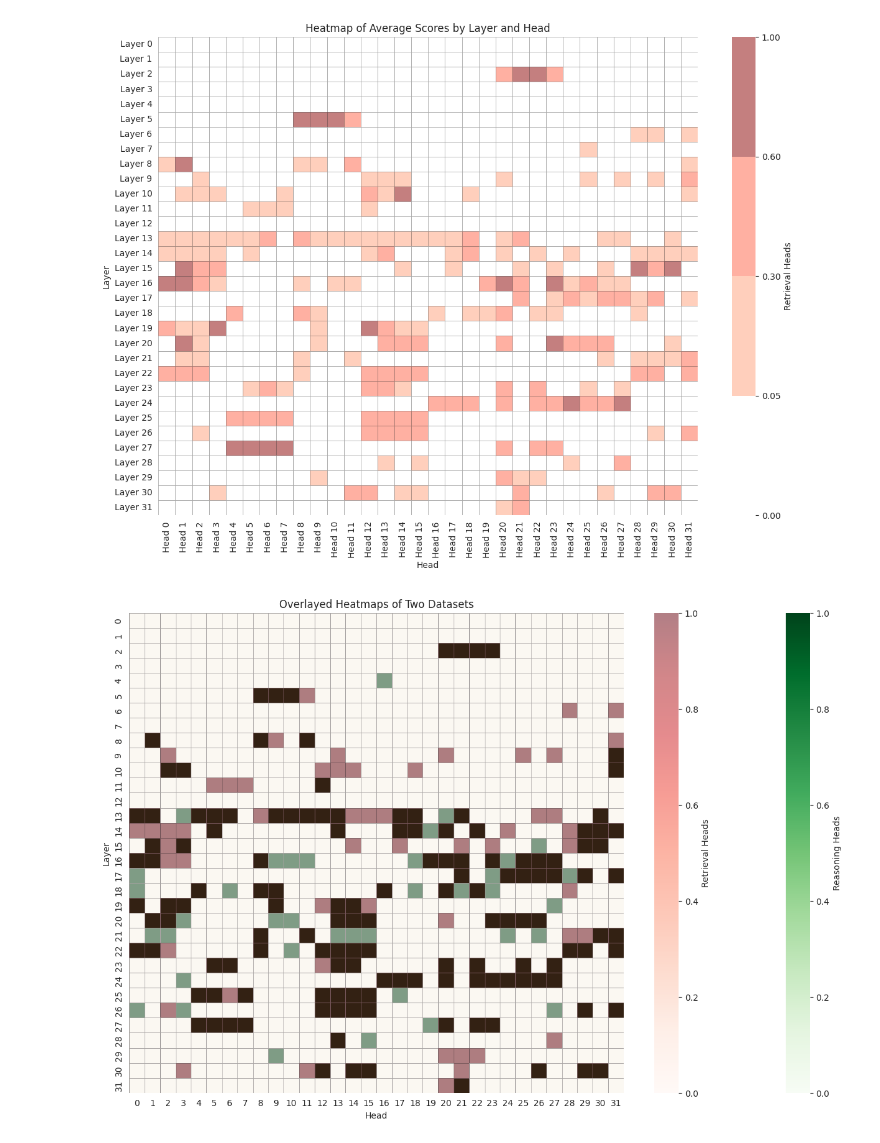
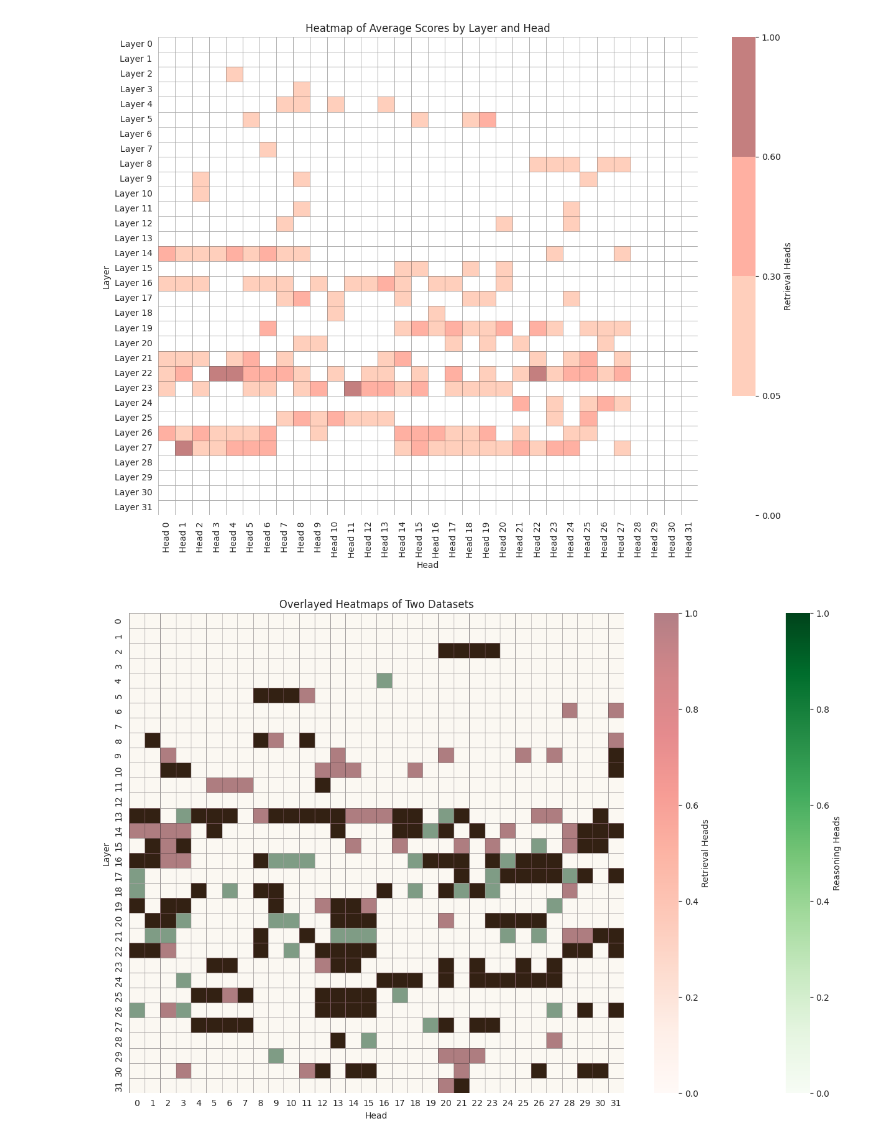
Before and after one commit to ZetangForward/MyRLHF, a Jupyter notebook: reetrievalheaddetect/viz/viz_head.ipynb, the cells around one changed output. Drawn from its saved outputs; the diff is of its cells as text; code cells hidden in the pictures.

```diff
--- a/reetrievalheaddetect/viz/viz_head.ipynb
+++ b/reetrievalheaddetect/viz/viz_head.ipynb
@@ -15,6 +15,8 @@ ModelZipper is ready for launch🚀 | Current Version🦄 >>> 0.2.7 <<< | AOE Ti
 # %%
-head_reasoning_file = "/data/zecheng/acl2025/MyRLHF/RetrievalHead/reetrievalheaddetect/head_score/q3_inf_diff_pos/Meta-Llama-3.1-8B-Instruct.json"
-head_score_file = "/data/zecheng/acl2025/MyRLHF/RetrievalHead/reetrievalheaddetect/head_score/niah_retrieval/Meta-Llama-3.1-8B-Instruct.json"
-reason_scores = auto_read_data(head_reasoning_file)
+# head_reasoning_file = "/data/zecheng/acl2025/MyRLHF/RetrievalHead/reetrievalheaddetect/head_score/q3_inf_diff_pos/Meta-Llama-3.1-8B-Instruct.json"
+# head_score_file = "/data/zecheng/acl2025/MyRLHF/RetrievalHead/reetrievalheaddetect/head_score/niah_retrieval/Meta-Llama-3.1-8B-Instruct.json"
+
+head_score_file = "/mnt/petrelfs/tangzecheng/MyRLHF/reetrievalheaddetect/head_score/q3_inf_diff_pos/Qwen2.5-7B-Instruct.json"
+# reason_scores = auto_read_data(head_reasoning_file)
 retrieval_scores = auto_read_data(head_score_file)
 # %% [output]
@@ -26,9 +27,9 @@ num_heads = 32
 df_reason_scores = np.zeros((num_layers, num_heads))
 df_retrieval_scores = np.zeros((num_layers, num_heads))
 
-for key, values in reason_scores.items():
-    layer, head = map(int, key.split('-'))
-    df_reason_scores[layer, head] = np.mean(values)
+# for key, values in reason_scores.items():
+#     layer, head = map(int, key.split('-'))
+#     df_reason_scores[layer, head] = np.mean(values)
 
 for key, values in retrieval_scores.items():
     layer, head = map(int, key.split('-'))
@@ -41,34 +42,34 @@ bounds = [0, 0.05, 0.3, 0.6, 1.0]  # 定义边界
 # 创建colormap和norm
 cmap1 = ListedColormap(colors1)
 cmap2 = ListedColormap(colors2)
 norm = BoundaryNorm(bounds, len(colors1))
 
 # 转换为 DataFrame
 df_reason_scores = pd.DataFrame(df_reason_scores, columns=[f'Head {i}' for i in range(num_heads)],
                   index=[f'Layer {i}' for i in range(num_layers)])
 df_retrieval_scores = pd.DataFrame(df_retrieval_scores, columns=[f'Head {i}' for i in range(num_heads)],
                   index=[f'Layer {i}' for i in range(num_layers)])
 
 sns.set_style("white")
 
 reasoning_heads = df_reason_scores > 0.1
 retrieval_heads = df_retrieval_scores > 0.1
 
 # 绘制热力图
 plt.figure(figsize=(14, 10))
 
 # sns.heatmap(df_reason_scores, cmap=cmap1, norm=norm, alpha=1, cbar=True,
 #             cbar_kws={'label': 'Reasoning Heads'}, linewidths=0.5, linecolor='gray')
 
 sns.heatmap(df_retrieval_scores, cmap=cmap2, norm=norm, alpha=0.5, cbar=True,
             cbar_kws={'label': 'Retrieval Heads'}, linewidths=0.5, linecolor='gray')
 
 plt.title('Heatmap of Average Scores by Layer and Head')
 plt.xlabel('Head')
 plt.ylabel('Layer')
 plt.show()
 # %% [output]
-[figure, old version]
+[figure, new version]
 # %%
 num_layers = 32
 num_heads = 32
```
Also changed, not shown: parts of 2 cells of this notebook, 3 other files.
